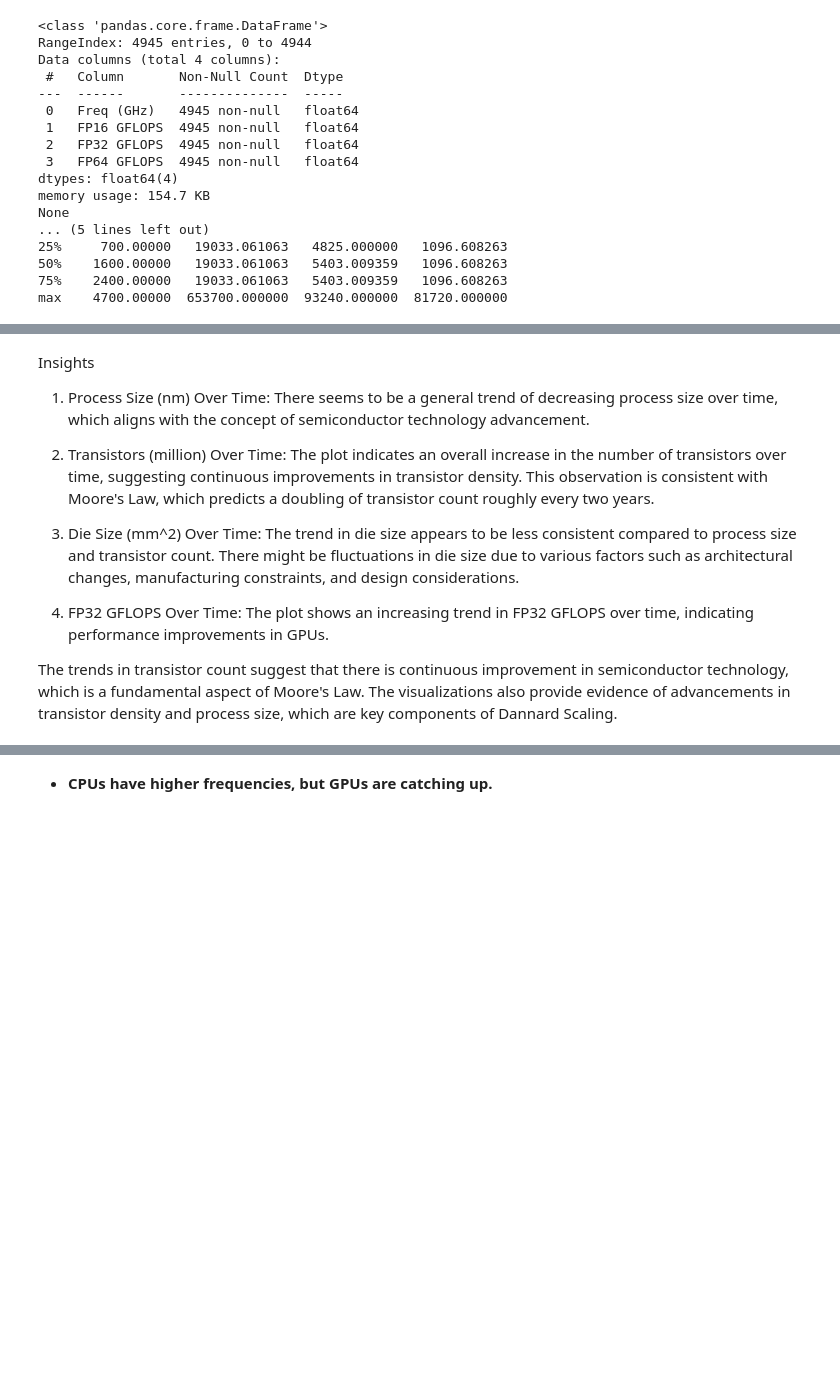
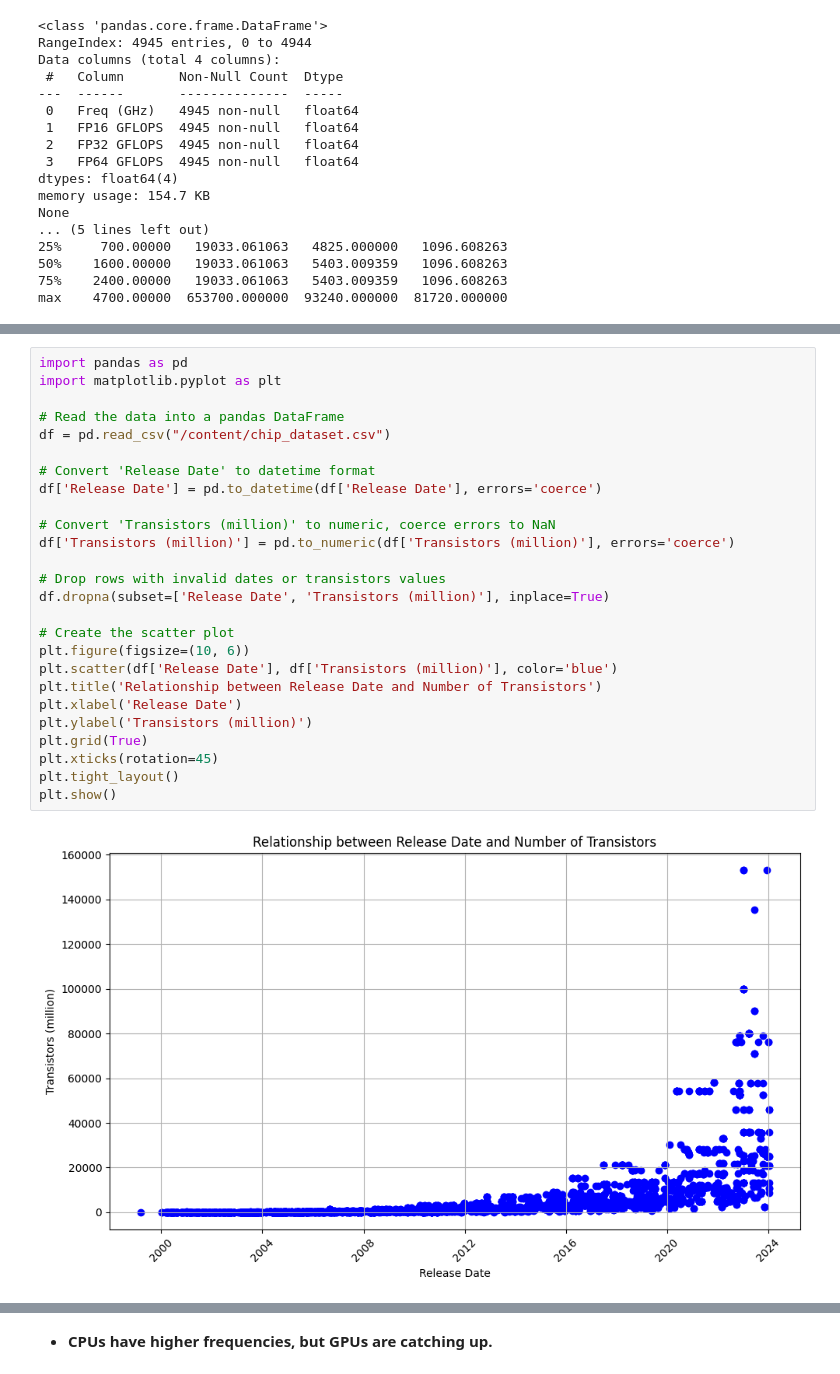
Before and after one commit to Iveynganga/MACHINE-LEARNING-1, a Jupyter notebook: DataCleaningProject.ipynb, the cells around one changed output, grey strips where cells are left out. Saved outputs shown, nothing was run; the diff lists cells and outputs as text; blank space fills up the shorter version.

```diff
--- a/DataCleaningProject.ipynb
+++ b/DataCleaningProject.ipynb
@@ -193,17 +171,28 @@ plt.show()
-# %% [markdown]
-Insights
-1. Process Size (nm) Over Time:
-There seems to be a general trend of decreasing process size over time, which aligns with the concept of semiconductor technology advancement.
-
-2. Transistors (million) Over Time:
-The plot indicates an overall increase in the number of transistors over time, suggesting continuous improvements in transistor density.
-This observation is consistent with Moore's Law, which predicts a doubling of transistor count roughly every two years.
-
-3. Die Size (mm^2) Over Time:
-The trend in die size appears to be less consistent compared to process size and transistor count. There might be fluctuations in die size due to various factors such as architectural changes, manufacturing constraints, and design considerations.
-
-4. FP32 GFLOPS Over Time:
-The plot shows an increasing trend in FP32 GFLOPS over time, indicating performance improvements in GPUs.
-
-The trends in transistor count suggest that there is continuous improvement in semiconductor technology, which is a fundamental aspect of Moore's Law.
-The visualizations also provide evidence of advancements in transistor density and process size, which are key components of Dannard Scaling.
+# %%
+import pandas as pd
+import matplotlib.pyplot as plt
+
+# Read the data into a pandas DataFrame
+df = pd.read_csv("/content/chip_dataset.csv")
+
+# Convert 'Release Date' to datetime format
+df['Release Date'] = pd.to_datetime(df['Release Date'], errors='coerce')
+
+# Convert 'Transistors (million)' to numeric, coerce errors to NaN
+df['Transistors (million)'] = pd.to_numeric(df['Transistors (million)'], errors='coerce')
+
+# Drop rows with invalid dates or transistors values
+df.dropna(subset=['Release Date', 'Transistors (million)'], inplace=True)
+
+# Create the scatter plot
+plt.figure(figsize=(10, 6))
+plt.scatter(df['Release Date'], df['Transistors (million)'], color='blue')
+plt.title('Relationship between Release Date and Number of Transistors')
+plt.xlabel('Release Date')
+plt.ylabel('Transistors (million)')
+plt.grid(True)
+plt.xticks(rotation=45)
+plt.tight_layout()
+plt.show()
+# %% [output]
+[figure, added]
```
Also changed, not shown: parts of 22 cells of this notebook.
